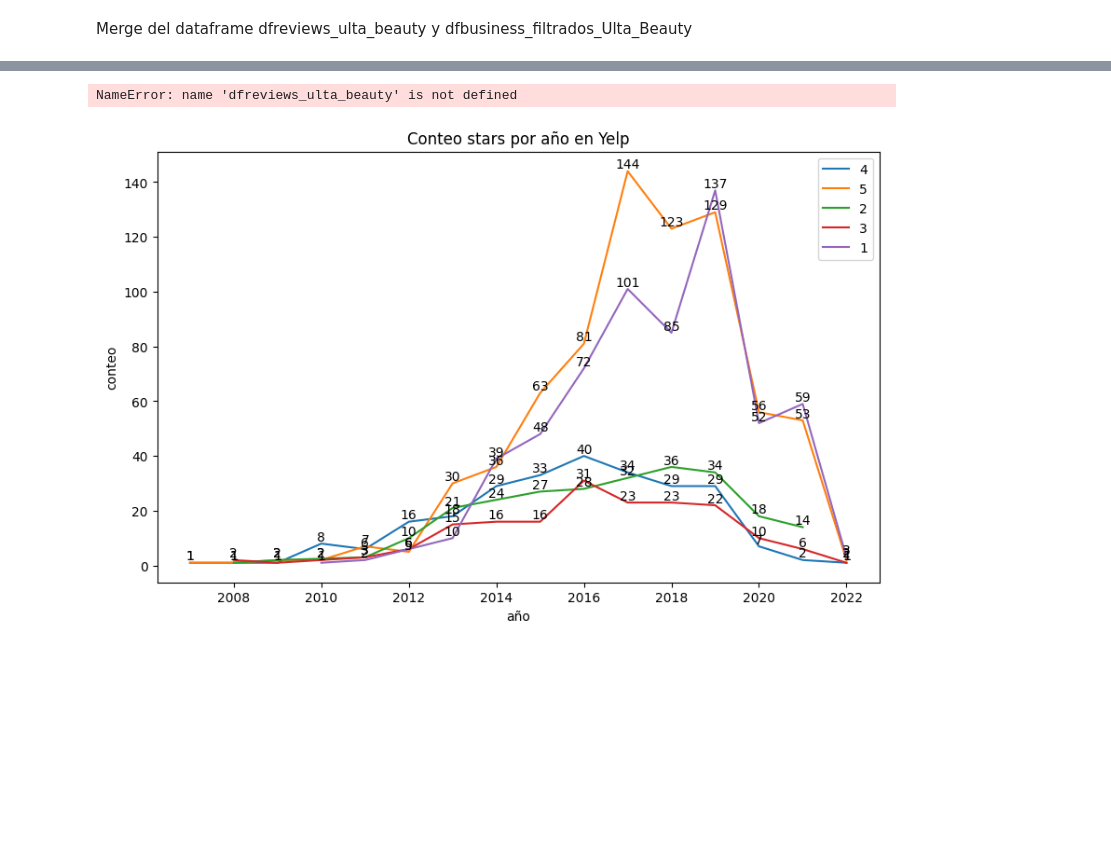
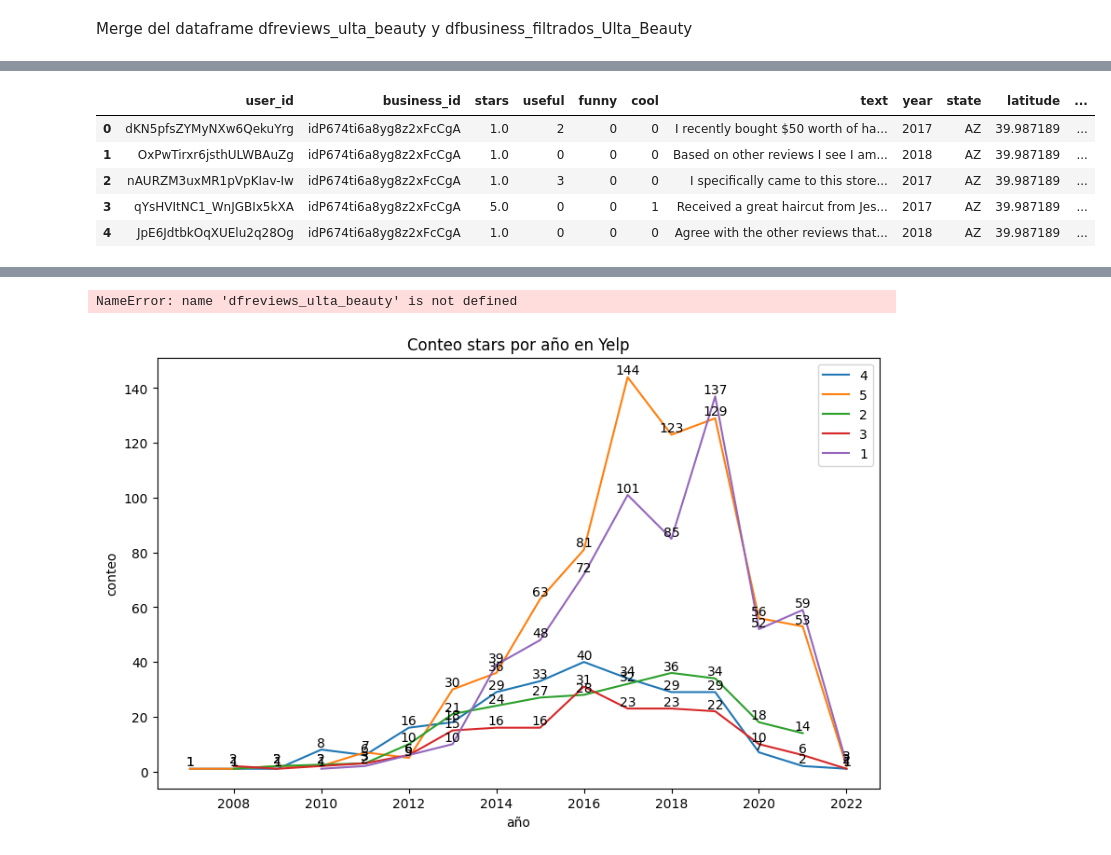
Before and after one commit to JohannaRangel/FinalProject_YelpGoogleMaps, a Jupyter notebook: notebooks/ETL_Yelp.ipynb, the cells around one changed output, grey strips where cells are left out. Cells and saved outputs as stored; diff of their text form; code cells hidden in the pictures; blank space fills up the shorter version.

```diff
--- a/notebooks/ETL_Yelp.ipynb
+++ b/notebooks/ETL_Yelp.ipynb
@@ -274,0 +309,9 @@ df_ulta_beauty.head()
+# %%
+df_ulta_beauty.head()
+# %% [output]
+|  | user_id | business_id | stars | useful | funny | cool | text | year | state | latitude | ... |
+| 0 | dKN5pfsZYMyNXw6QekuYrg | idP674ti6a8yg8z2xFcCgA | 1.0 | 2 | 0 | 0 | I recently bought $50 worth of ha... | 2017 | AZ | 39.987189 | ... |
+| 1 | OxPwTirxr6jsthULWBAuZg | idP674ti6a8yg8z2xFcCgA | 1.0 | 0 | 0 | 0 | Based on other reviews I see I am... | 2018 | AZ | 39.987189 | ... |
+| 2 | nAURZM3uxMR1pVpKIav-Iw | idP674ti6a8yg8z2xFcCgA | 1.0 | 3 | 0 | 0 | I specifically came to this store... | 2017 | AZ | 39.987189 | ... |
+| 3 | qYsHVItNC1_WnJGBIx5kXA | idP674ti6a8yg8z2xFcCgA | 5.0 | 0 | 0 | 1 | Received a great haircut from Jes... | 2017 | AZ | 39.987189 | ... |
+| 4 | JpE6JdtbkOqXUElu2q28Og | idP674ti6a8yg8z2xFcCgA | 1.0 | 0 | 0 | 0 | Agree with the other reviews that... | 2018 | AZ | 39.987189 | ... |
```
Also changed, not shown: parts of 11 cells of this notebook, 1 other file.
